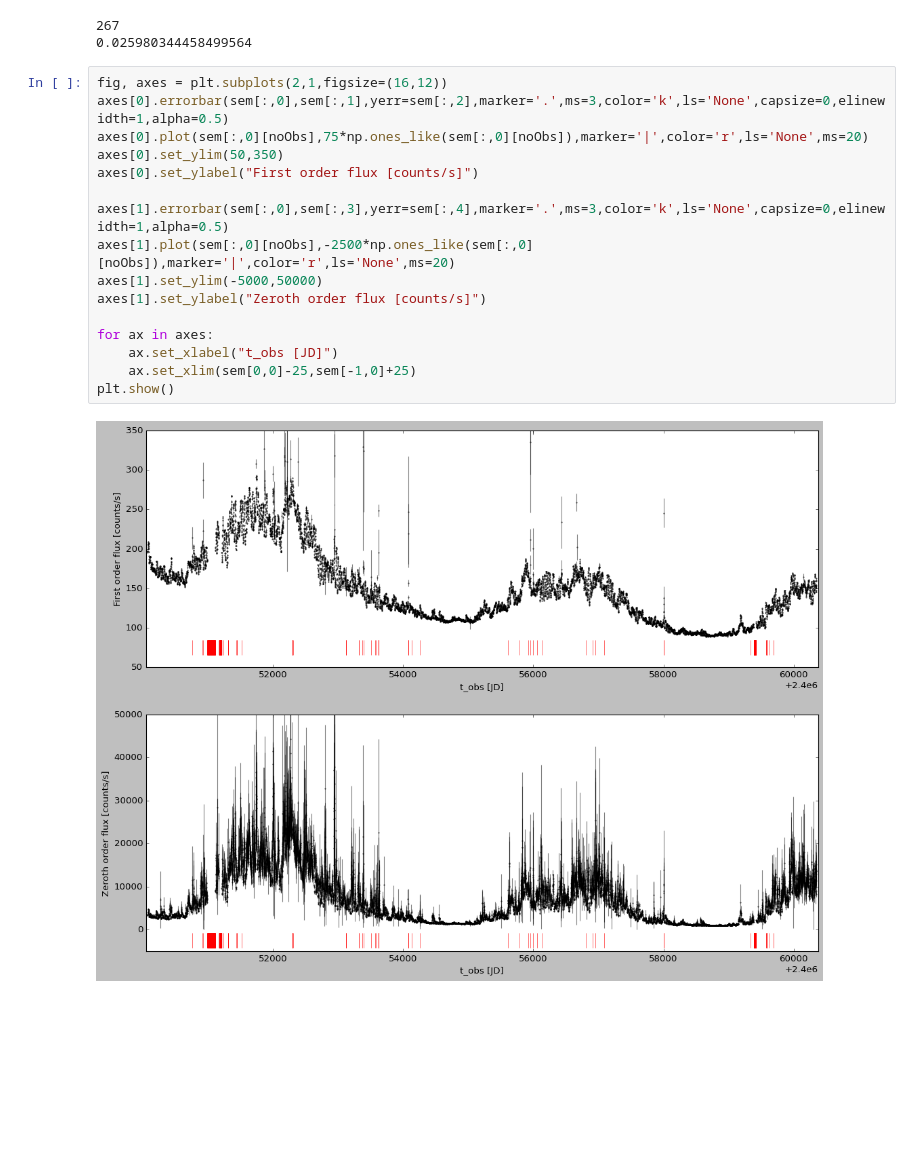
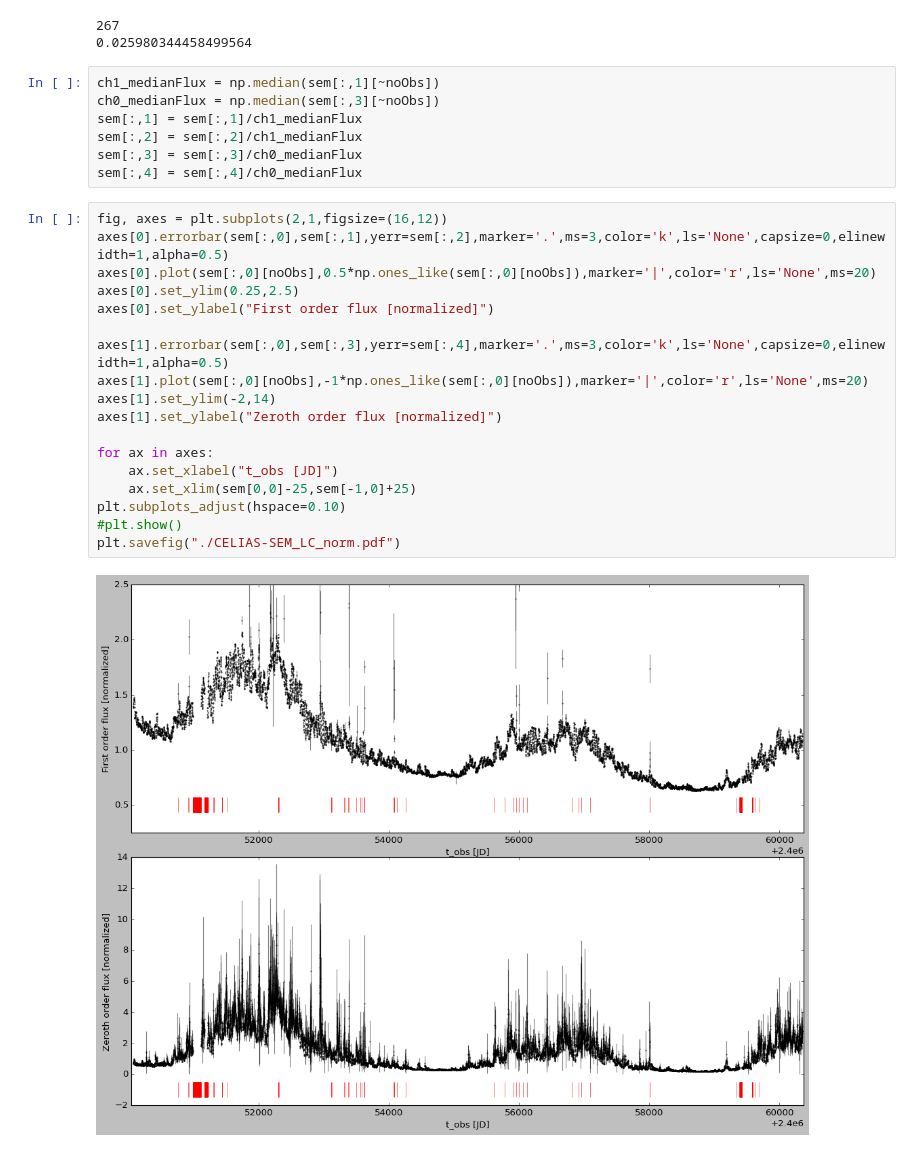
Before and after one commit to esandford/archivalSOHO, a Jupyter notebook: analysis/CELIAS-SEMnormalizeLC.ipynb, the cells around one changed output. Saved outputs shown, nothing was run; the diff lists cells and outputs as text; blank space fills up the shorter version.

```diff
--- a/analysis/CELIAS-SEMnormalizeLC.ipynb
+++ b/analysis/CELIAS-SEMnormalizeLC.ipynb
@@ -85,24 +85,33 @@ print(dutyCycle)
 # %% [output]
 267
 0.025980344458499564
+# %%
+ch1_medianFlux = np.median(sem[:,1][~noObs])
+ch0_medianFlux = np.median(sem[:,3][~noObs])
+sem[:,1] = sem[:,1]/ch1_medianFlux
+sem[:,2] = sem[:,2]/ch1_medianFlux
+sem[:,3] = sem[:,3]/ch0_medianFlux
+sem[:,4] = sem[:,4]/ch0_medianFlux
 # %%
 fig, axes = plt.subplots(2,1,figsize=(16,12))
 axes[0].errorbar(sem[:,0],sem[:,1],yerr=sem[:,2],marker='.',ms=3,color='k',ls='None',capsize=0,elinewidth=1,alpha=0.5)
-axes[0].plot(sem[:,0][noObs],75*np.ones_like(sem[:,0][noObs]),marker='|',color='r',ls='None',ms=20)
-axes[0].set_ylim(50,350)
-axes[0].set_ylabel("First order flux [counts/s]")
+axes[0].plot(sem[:,0][noObs],0.5*np.ones_like(sem[:,0][noObs]),marker='|',color='r',ls='None',ms=20)
+axes[0].set_ylim(0.25,2.5)
+axes[0].set_ylabel("First order flux [normalized]")
 
 axes[1].errorbar(sem[:,0],sem[:,3],yerr=sem[:,4],marker='.',ms=3,color='k',ls='None',capsize=0,elinewidth=1,alpha=0.5)
-axes[1].plot(sem[:,0][noObs],-2500*np.ones_like(sem[:,0][noObs]),marker='|',color='r',ls='None',ms=20)
-axes[1].set_ylim(-5000,50000)
-axes[1].set_ylabel("Zeroth order flux [counts/s]")
+axes[1].plot(sem[:,0][noObs],-1*np.ones_like(sem[:,0][noObs]),marker='|',color='r',ls='None',ms=20)
+axes[1].set_ylim(-2,14)
+axes[1].set_ylabel("Zeroth order flux [normalized]")
 
 for ax in axes:
     ax.set_xlabel("t_obs [JD]")
     ax.set_xlim(sem[0,0]-25,sem[-1,0]+25)
-plt.show()
+plt.subplots_adjust(hspace=0.10)
+#plt.show()
+plt.savefig("./CELIAS-SEM_LC_norm.pdf")
 # %% [output]
-[figure, old version]
+[figure, new version]
 # %%
 fig, ax = plt.subplots(1,1,figsize=(10,10))
 ax.errorbar(sem[:,1],sem[:,3],xerr=sem[:,2],yerr=sem[:,4],marker='.',ms=1,color='k',ls='None',capsize=0,elinewidth=1,alpha=0.5,zorder=1)
```
Also changed, not shown: parts of 2 cells of this notebook, 5 other files.
